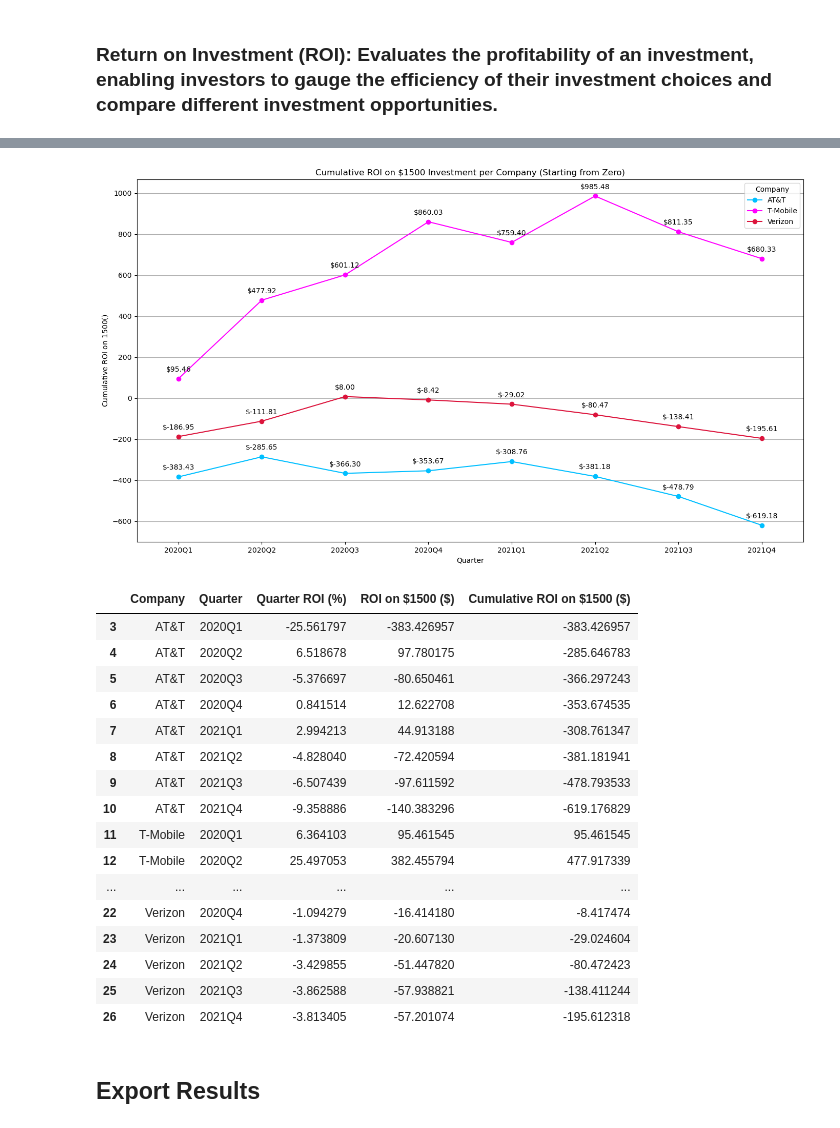
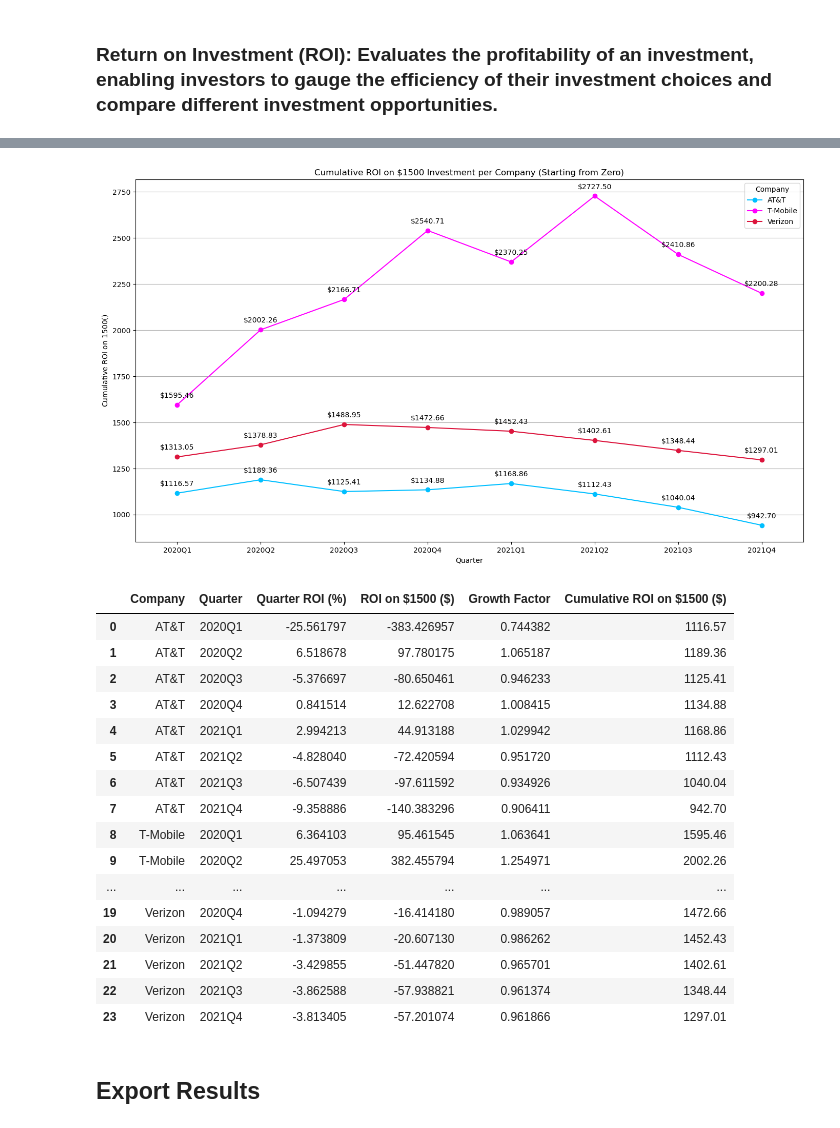
Before and after one commit to juanbracho/UT_Module16, a Jupyter notebook: data/Project_Stock_Analysis.ipynb, the cells around one changed output, grey strips where cells are left out. Drawn from its saved outputs; the diff is of its cells as text; code cells hidden in the pictures.

Commit message:
cumulative edits

```diff
--- a/data/Project_Stock_Analysis.ipynb
+++ b/data/Project_Stock_Analysis.ipynb
@@ -529,26 +529,22 @@ def oil_roi(group):
     opening_price = group.iloc[0]['Open']
     closing_price = group.iloc[-1]['Close']
     roi_percentage = ((closing_price - opening_price) / opening_price) * 100
+    growth_factor = 1 + (roi_percentage / 100)
     return pd.Series({
         'Quarter ROI (%)': roi_percentage,
-        'ROI on $1500 ($)': (roi_percentage / 100) * 1500
+        'ROI on $1500 ($)': (roi_percentage / 100) * 1500,
+        'Growth Factor': growth_factor
     })
 
 # Apply the ROI calculation to each company for each quarter
 cumulative_oil_roi = filtered_oil_data.groupby(['Company', 'Quarter']).apply(oil_roi).reset_index()
 
 # Initialize cumulative ROI with zero
-initial_investment = pd.DataFrame({
-    'Company': initial_prices.index,
-    'Quarter': '0',
-    'Quarter ROI (%)': 0,
-    'ROI on $1500 ($)': 0,
-    'Cumulative ROI on $1500 ($)': 0
-})
+initial_investment = 1500
 
 # Ensure that the cumulative ROI starts from zero for each company
-cumulative_oil_roi['Cumulative ROI on $1500 ($)'] = cumulative_oil_roi.groupby('Company')['ROI on $1500 ($)'].cumsum()
-cumulative_oil_roi = pd.concat([initial_investment, cumulative_oil_roi], ignore_index=True).sort_values(by=['Company', 'Quarter'])
+cumulative_oil_roi['Cumulative ROI on $1500 ($)'] = round(cumulative_oil_roi.groupby('Company')['Growth Factor'].cumprod() * initial_investment, 2)
+# cumulative_oil_roi = pd.concat([initial_investment, cumulative_oil_roi], ignore_index=True).sort_values(by=['Company', 'Quarter'])
 
 # Convert the 'Quarter' column to string
 cumulative_oil_roi['Quarter'] = cumulative_oil_roi['Quarter'].astype(str)
@@ -620,26 +616,21 @@ def tele_roi(group):
     opening_price = group.iloc[0]['Open']
     closing_price = group.iloc[-1]['Close']
     roi_percentage = ((closing_price - opening_price) / opening_price) * 100
+    growth_factor = 1 + (roi_percentage / 100)
     return pd.Series({
         'Quarter ROI (%)': roi_percentage,
-        'ROI on $1500 ($)': (roi_percentage / 100) * 1500
+        'ROI on $1500 ($)': (roi_percentage / 100) * 1500,
+        'Growth Factor': growth_factor
     })
 
 # Apply the ROI calculation to each company for each quarter
 cumulative_tele_roi = filtered_tele_data.groupby(['Company', 'Quarter']).apply(tele_roi).reset_index()
 
 # Initialize cumulative ROI with zero
-initial_investment = pd.DataFrame({
-    'Company': initial_prices_tele.index,
-    'Quarter': '0',
-    'Quarter ROI (%)': 0,
-    'ROI on $1500 ($)': 0,
-    'Cumulative ROI on $1500 ($)': 0
-})
-
+initial_investment = 1500
 # Ensure that the cumulative ROI starts from zero for each company
-cumulative_tele_roi['Cumulative ROI on $1500 ($)'] = cumulative_tele_roi.groupby('Company')['ROI on $1500 ($)'].cumsum()
-cumulative_tele_roi = pd.concat([initial_investment, cumulative_tele_roi], ignore_index=True).sort_values(by=['Company', 'Quarter'])
+cumulative_tele_roi['Cumulative ROI on $1500 ($)'] = round(cumulative_tele_roi.groupby('Company')['Growth Factor'].cumprod() * initial_investment, 2)
+# cumulative_tele_roi = pd.concat([initial_investment, cumulative_tele_roi], ignore_index=True).sort_values(by=['Company', 'Quarter'])
 
 # Convert the 'Quarter' column to string
 cumulative_tele_roi['Quarter'] = cumulative_tele_roi['Quarter'].astype(str)
@@ -653,51 +644,51 @@ plt.figure(figsize=(14, 8))
 for company in cumulative_tele_roi['Company'].unique():
     company_data = cumulative_tele_roi[cumulative_tele_roi['Company'] == company]
     plt.plot(company_data['Quarter'].astype(str), company_data['Cumulative ROI on $1500 ($)'], marker='o', label=company, color=tele_colors[company])
 
     # Annotate each point with the Y value
     for i, row in company_data.iterrows():
         plt.annotate(f"${row['Cumulative ROI on $1500 ($)']:.2f}", (row['Quarter'], row['Cumulative ROI on $1500 ($)']), textcoords="offset points",
                      xytext=(0, 10), ha='center')
 
 # Plot visual formatting.
 # Define the x-tick positions and labels
 xticks_positions = range(len(cumulative_tele_roi['Quarter'].unique()))
 xticks_labels = cumulative_tele_roi['Quarter'].unique()
 
 plt.xticks(xticks_positions, xticks_labels)
 
 # Set x-axis limits to include space before the first quarter
 plt.xlim(left=-0.5, right=len(xticks_positions)-0.5)
 
 plt.title('Cumulative ROI on $1500 Investment per Company (Starting from Zero)')
 plt.xlabel('Quarter')
 plt.ylabel('Cumulative ROI on $1500 ($)')
 plt.legend(title='Company')
 plt.grid(True, axis='y')  # Horizontal grid lines only
 plt.tight_layout()
 plt.savefig('outputs/tele_roi.png')
 plt.show()
 
 cumulative_tele_roi
 # %% [output]
-[figure, old version]
+[figure, new version]
-|  | Company | Quarter | Quarter ROI (%) | ROI on $1500 ($) | Cumulative ROI on $1500 ($) |
-| 3 | AT&T | 2020Q1 | -25.561797 | -383.426957 | -383.426957 |
-| 4 | AT&T | 2020Q2 | 6.518678 | 97.780175 | -285.646783 |
-| 5 | AT&T | 2020Q3 | -5.376697 | -80.650461 | -366.297243 |
-| 6 | AT&T | 2020Q4 | 0.841514 | 12.622708 | -353.674535 |
-| 7 | AT&T | 2021Q1 | 2.994213 | 44.913188 | -308.761347 |
-| 8 | AT&T | 2021Q2 | -4.828040 | -72.420594 | -381.181941 |
-| 9 | AT&T | 2021Q3 | -6.507439 | -97.611592 | -478.793533 |
-| 10 | AT&T | 2021Q4 | -9.358886 | -140.383296 | -619.176829 |
-| 11 | T-Mobile | 2020Q1 | 6.364103 | 95.461545 | 95.461545 |
-| 12 | T-Mobile | 2020Q2 | 25.497053 | 382.455794 | 477.917339 |
-| ... | ... | ... | ... | ... | ... |
-| 22 | Verizon | 2020Q4 | -1.094279 | -16.414180 | -8.417474 |
-| 23 | Verizon | 2021Q1 | -1.373809 | -20.607130 | -29.024604 |
-| 24 | Verizon | 2021Q2 | -3.429855 | -51.447820 | -80.472423 |
-| 25 | Verizon | 2021Q3 | -3.862588 | -57.938821 | -138.411244 |
-| 26 | Verizon | 2021Q4 | -3.813405 | -57.201074 | -195.612318 |
+|  | Company | Quarter | Quarter ROI (%) | ROI on $1500 ($) | Growth Factor | Cumulative ROI on $1500 ($) |
+| 0 | AT&T | 2020Q1 | -25.561797 | -383.426957 | 0.744382 | 1116.57 |
+| 1 | AT&T | 2020Q2 | 6.518678 | 97.780175 | 1.065187 | 1189.36 |
+| 2 | AT&T | 2020Q3 | -5.376697 | -80.650461 | 0.946233 | 1125.41 |
+| 3 | AT&T | 2020Q4 | 0.841514 | 12.622708 | 1.008415 | 1134.88 |
+| 4 | AT&T | 2021Q1 | 2.994213 | 44.913188 | 1.029942 | 1168.86 |
+| 5 | AT&T | 2021Q2 | -4.828040 | -72.420594 | 0.951720 | 1112.43 |
+| 6 | AT&T | 2021Q3 | -6.507439 | -97.611592 | 0.934926 | 1040.04 |
+| 7 | AT&T | 2021Q4 | -9.358886 | -140.383296 | 0.906411 | 942.70 |
+| 8 | T-Mobile | 2020Q1 | 6.364103 | 95.461545 | 1.063641 | 1595.46 |
+| 9 | T-Mobile | 2020Q2 | 25.497053 | 382.455794 | 1.254971 | 2002.26 |
+| ... | ... | ... | ... | ... | ... | ... |
+| 19 | Verizon | 2020Q4 | -1.094279 | -16.414180 | 0.989057 | 1472.66 |
+| 20 | Verizon | 2021Q1 | -1.373809 | -20.607130 | 0.986262 | 1452.43 |
+| 21 | Verizon | 2021Q2 | -3.429855 | -51.447820 | 0.965701 | 1402.61 |
+| 22 | Verizon | 2021Q3 | -3.862588 | -57.938821 | 0.961374 | 1348.44 |
+| 23 | Verizon | 2021Q4 | -3.813405 | -57.201074 | 0.961866 | 1297.01 |
 # %% [markdown]
 ## Export Results
 # %%
```
Also changed, not shown: parts of 6 cells of this notebook, 19 other files.
